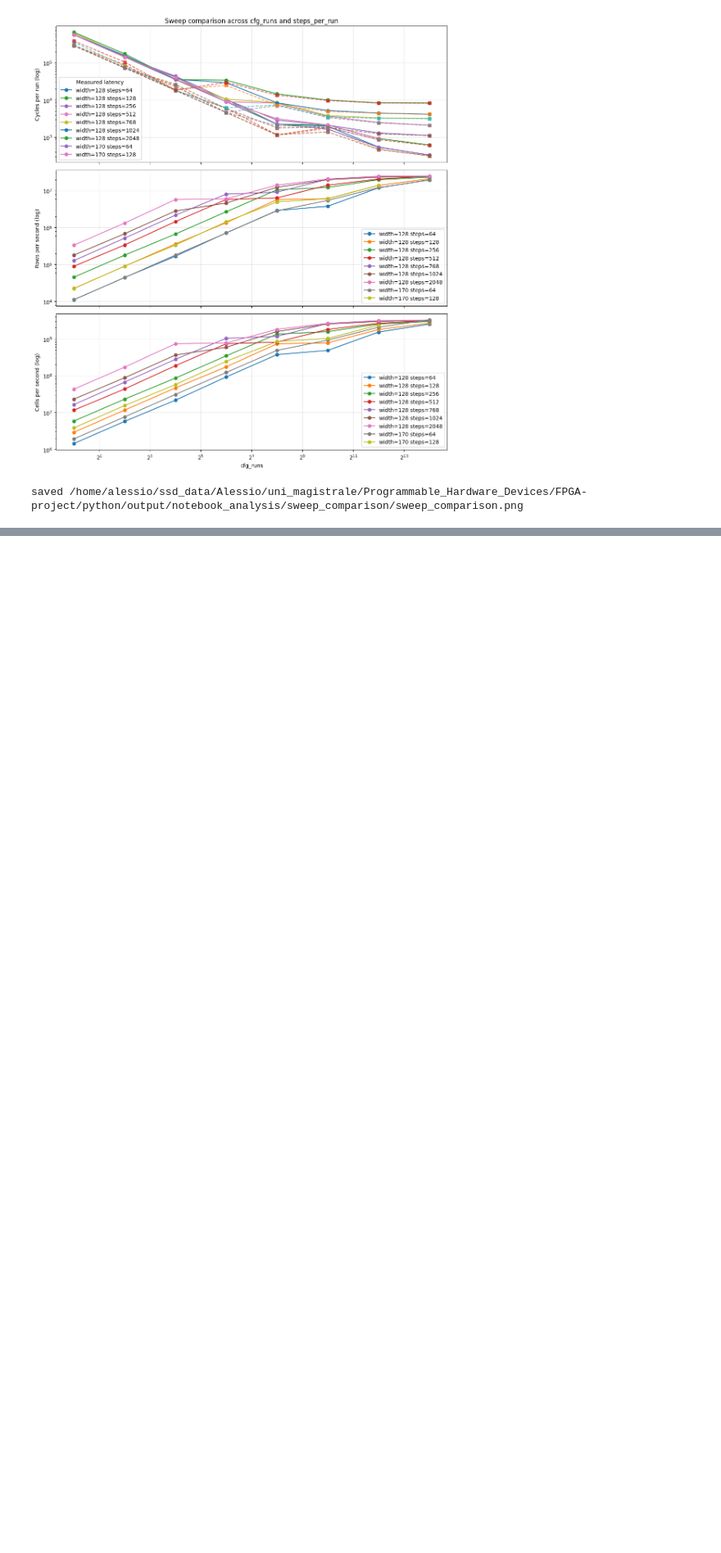
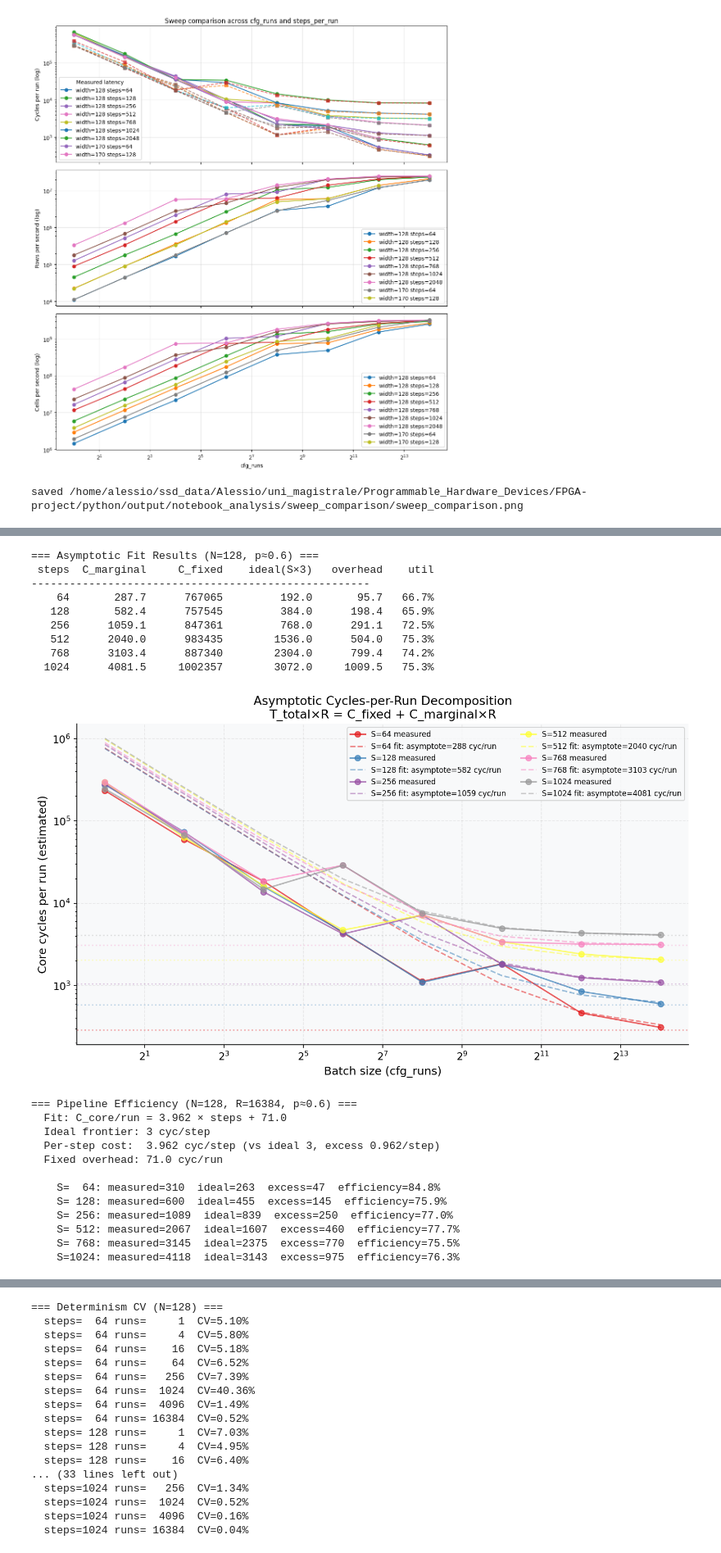
Before and after one commit to tusca99/FPGA-project, a Jupyter notebook: python/analysis_notebook.ipynb, the cells around one changed output, grey strips where cells are left out. Shown at 82% size. Drawn from its saved outputs; the diff is of its cells as text; code cells hidden in the pictures; blank space fills up the shorter version.

```diff
--- a/python/analysis_notebook.ipynb
+++ b/python/analysis_notebook.ipynb
@@ -355,0 +396,47 @@ saved /home/alessio/ssd_data/Alessio/uni_magistrale/Programmable_Hardware_Device
+# %%
+# Asymptotic Breakdown
+analysis.plot_breakdown_fit(conn2, fpga_out / 'breakdown_fit.png')
+display(Image(filename=str(fpga_out / 'breakdown_fit.png')))
+
+# Pipeline Efficiency
+analysis.plot_pipeline_efficiency(conn2, fpga_out / 'pipeline_efficiency.png')
+display(Image(filename=str(fpga_out / 'pipeline_efficiency.png')))
+
+# Throughput Invariance
+analysis.plot_throughput_invariance(conn2, fpga_out / 'throughput_invariance.png')
+display(Image(filename=str(fpga_out / 'throughput_invariance.png')))
+
+# Throughput Contour
+analysis.plot_throughput_contour(conn2, fpga_out / 'throughput_contour.png')
+display(Image(filename=str(fpga_out / 'throughput_contour.png')))
+
+# Determinism CV (N=128)
+analysis.plot_determinism_cv(conn2, fpga_out / 'determinism_cv.png', hw_width=128)
+display(Image(filename=str(fpga_out / 'determinism_cv.png')))
+
+conn2.close()
+
+print('All FPGA engineering plots generated.')
+# %% [output]
+=== Asymptotic Fit Results (N=128, p≈0.6) ===
+ steps  C_marginal     C_fixed    ideal(S×3)   overhead    util
+-----------------------------------------------------
+    64       287.7      767065         192.0       95.7   66.7%
+   128       582.4      757545         384.0      198.4   65.9%
+   256      1059.1      847361         768.0      291.1   72.5%
+   512      2040.0      983435        1536.0      504.0   75.3%
+   768      3103.4      887340        2304.0      799.4   74.2%
+  1024      4081.5     1002357        3072.0     1009.5   75.3%
+[figure, added]
+=== Pipeline Efficiency (N=128, R=16384, p≈0.6) ===
+  Fit: C_core/run = 3.962 × steps + 71.0
+  Ideal frontier: 3 cyc/step
+  Per-step cost:  3.962 cyc/step (vs ideal 3, excess 0.962/step)
+  Fixed overhead: 71.0 cyc/run
+
+    S=  64: measured=310  ideal=263  excess=47  efficiency=84.8%
+    S= 128: measured=600  ideal=455  excess=145  efficiency=75.9%
+    S= 256: measured=1089  ideal=839  excess=250  efficiency=77.0%
+    S= 512: measured=2067  ideal=1607  excess=460  efficiency=77.7%
+    S= 768: measured=3145  ideal=2375  excess=770  efficiency=75.5%
+    S=1024: measured=4118  ideal=3143  excess=975  efficiency=76.3%
@@ -355,0 +446,17 @@ saved /home/alessio/ssd_data/Alessio/uni_magistrale/Programmable_Hardware_Device
+=== Determinism CV (N=128) ===
+  steps=  64 runs=     1  CV=5.10%
+  steps=  64 runs=     4  CV=5.80%
+  steps=  64 runs=    16  CV=5.18%
+  steps=  64 runs=    64  CV=6.52%
+  steps=  64 runs=   256  CV=7.39%
+  steps=  64 runs=  1024  CV=40.36%
+  steps=  64 runs=  4096  CV=1.49%
+  steps=  64 runs= 16384  CV=0.52%
+  steps= 128 runs=     1  CV=7.03%
+  steps= 128 runs=     4  CV=4.95%
+  steps= 128 runs=    16  CV=6.40%
+... (33 lines left out)
+  steps=1024 runs=   256  CV=1.34%
+  steps=1024 runs=  1024  CV=0.52%
+  steps=1024 runs=  4096  CV=0.16%
+  steps=1024 runs= 16384  CV=0.04%
```
Also changed, not shown: parts of 7 cells of this notebook, 16 other files.
